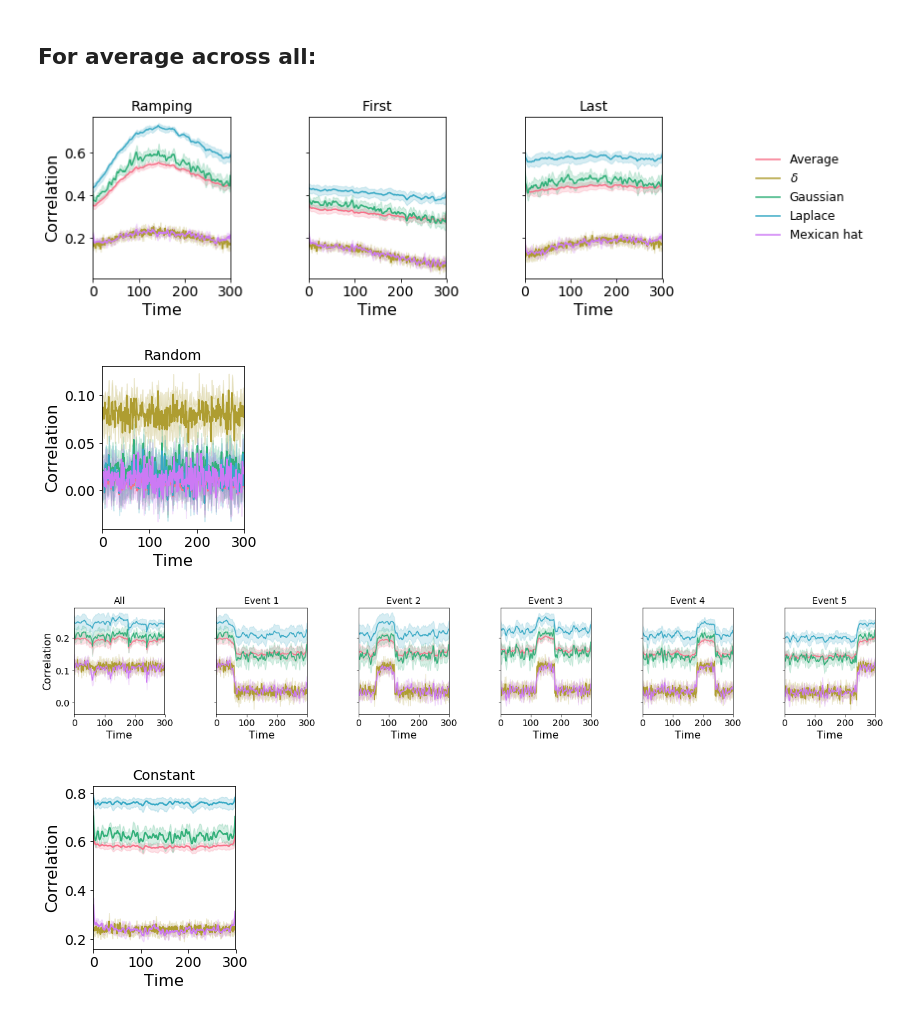
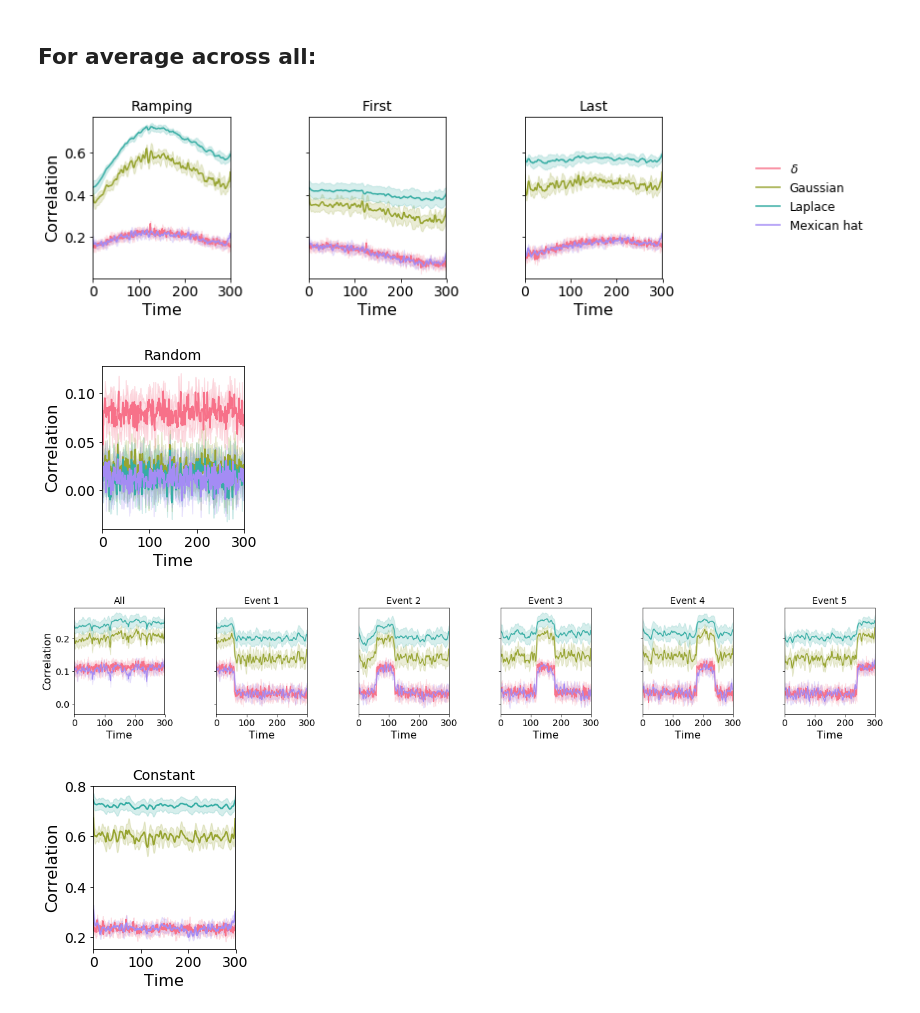
Before and after one commit to ContextLab/timecorr-paper, a Jupyter notebook: code/notebooks/synthetic_data.ipynb, the cells around one changed output. Drawn from its saved outputs; the diff is of its cells as text; code cells hidden in the pictures.

```diff
--- a/code/notebooks/synthetic_data.ipynb
+++ b/code/notebooks/synthetic_data.ipynb
@@ -213,16 +213,19 @@ def recovery_test_multi(K, T, N, kernels, ave=False, datagen=ramping_dataset, te
 
     corr_test_array = np.array(corr_tests)
 
+    delta = {'name': '$\delta$', 'weights': tc.eye_weights, 'params': tc.eye_params}
+    gaussian = {'name': 'Gaussian', 'weights': tc.gaussian_weights, 'params': {'var': width}}
+    laplace = {'name': 'Laplace', 'weights': tc.laplace_weights, 'params': {'scale': width}}
+    mexican_hat = {'name': 'Mexican hat', 'weights': tc.mexican_hat_weights, 'params': {'sigma': width}}
+
     if ave:
-        averaged = {'name': 'Average'}
+        averaged = {'name': 'verage'}
         delta_in = {'name': '$\delta$'}
-        delta = {'name': '$\delta$', 'weights': tc.eye_weights, 'params': tc.eye_params}
-        gaussian = {'name': 'Gaussian', 'weights': tc.gaussian_weights, 'params': {'var': width}}
-        laplace = {'name': 'Laplace', 'weights': tc.laplace_weights, 'params': {'scale': width}}
-        mexican_hat = {'name': 'Mexican hat', 'weights': tc.mexican_hat_weights, 'params': {'sigma': width}}
-        kernels = [delta, gaussian, laplace, mexican_hat]
+        #kernels = [delta, gaussian, laplace, mexican_hat]
 #         kernels.append(averaged)
         kernels=[averaged, delta, gaussian, laplace, mexican_hat]
+    else:
+        kernels = [delta, gaussian, laplace, mexican_hat]
 
     n = 0
     if legend:
@@ -310,25 +314,25 @@ for width in widths:
 
 kernels = d.values()
 # %%
-recovery_test_multi(K, T, N, kernels, ave=True, datagen=ramping_dataset, testfuns=[identity_compare, ramping_compare], titles=['Ramping', 'First', 'Last'])
+recovery_test_multi(K, T, N, kernels, ave=False, datagen=ramping_dataset, testfuns=[identity_compare, ramping_compare], titles=['Ramping', 'First', 'Last'])
 plt.gcf().savefig(os.path.join(figdir, f'ramping_recovery_averaged.pdf'), bbox_inches='tight')
 # %% [output]
-[figure, old version]
+[figure, new version]
 # %%
-recovery_test_multi(K, T, N, kernels, ave=True, datagen=random_dataset, testfuns=[identity_compare], titles=['Random'], legend=False)
+recovery_test_multi(K, T, N, kernels, ave=False, datagen=random_dataset, testfuns=[identity_compare], titles=['Random'], legend=False)
 plt.gcf().savefig(os.path.join(figdir, f'random_recovery_averaged.pdf'), bbox_inches='tight')
 # %% [output]
-[figure, old version]
+[figure, new version]
 # %%
 B = 5
 titles = ['All']
 titles.extend(list(map(lambda b: f'Event {b+1}', np.arange(B))))
-recovery_test_multi(K, T, N, kernels, ave=True, datagen=block_dataset, testfuns=[identity_compare, block_compare], titles=titles, legend=False)
+recovery_test_multi(K, T, N, kernels, ave=False, datagen=block_dataset, testfuns=[identity_compare, block_compare], titles=titles, legend=False)
 plt.gcf().savefig(os.path.join(figdir, f'block_recovery_averaged.pdf'), bbox_inches='tight')
 # %% [output]
-[figure, old version]
+[figure, new version]
 # %%
-recovery_test_multi(K, T, N, kernels, ave=True, datagen=constant_dataset, testfuns=[identity_compare], titles=['Constant'], legend=False)
+recovery_test_multi(K, T, N, kernels, ave=False, datagen=constant_dataset, testfuns=[identity_compare], titles=['Constant'], legend=False)
 plt.gcf().savefig(os.path.join(figdir, f'constant_recovery_averaged.pdf'), bbox_inches='tight')
 # %% [output]
-[figure, old version]
+[figure, new version]
```
Also changed, not shown: parts of 1 cell of this notebook, 7 other files.
